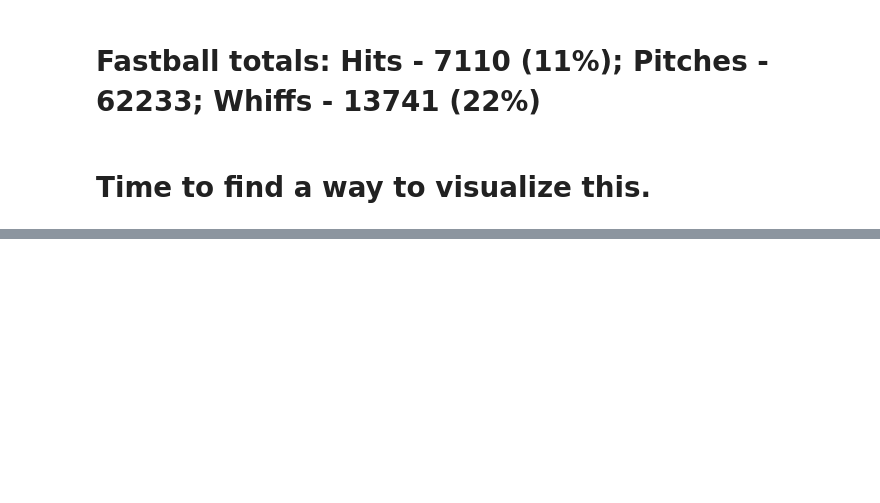
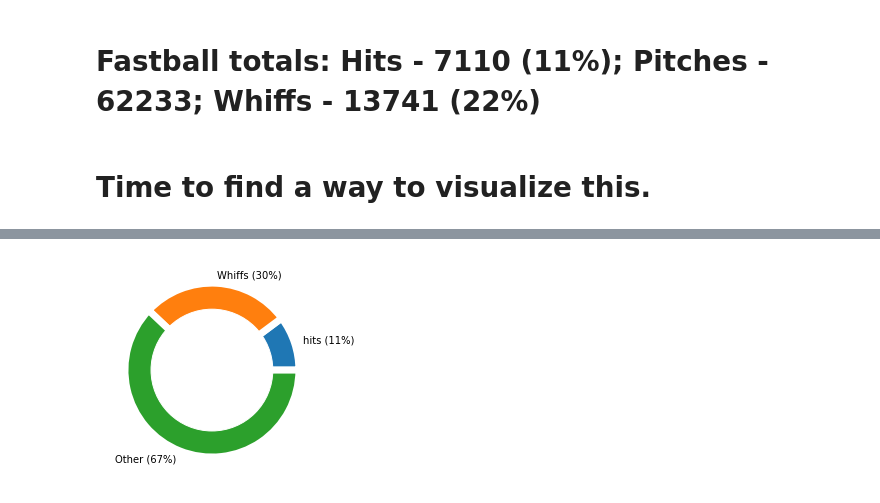
Before and after one commit to Katherine89Lee/Curveball-Data, a Jupyter notebook: Curveballs.ipynb, the cells around one changed output, grey strips where cells are left out. Drawn from its saved outputs; the diff is of its cells as text; code cells hidden in the pictures; blank space fills up the shorter version.

```diff
--- a/Curveballs.ipynb
+++ b/Curveballs.ipynb
@@ -415,0 +444,14 @@ fb_whiffs_sum
+# %%
+fastballs = ['hits (11%)', 'Whiffs (30%)', 'Other (67%)']
+size = [11, 30, 67]
+
+# Create a circle at the center of the plot
+fb_circle = plt.Circle( (0,0), 0.7, color='white')
+
+# Custom wedges
+plt.pie(size, labels=fastballs, wedgeprops = { 'linewidth' : 7, 'edgecolor' : 'white' })
+p = plt.gcf()
+p.gca().add_artist(fb_circle)
+plt.show()
+# %% [output]
+[figure, added]
```
Also changed, not shown: parts of 8 cells of this notebook.
